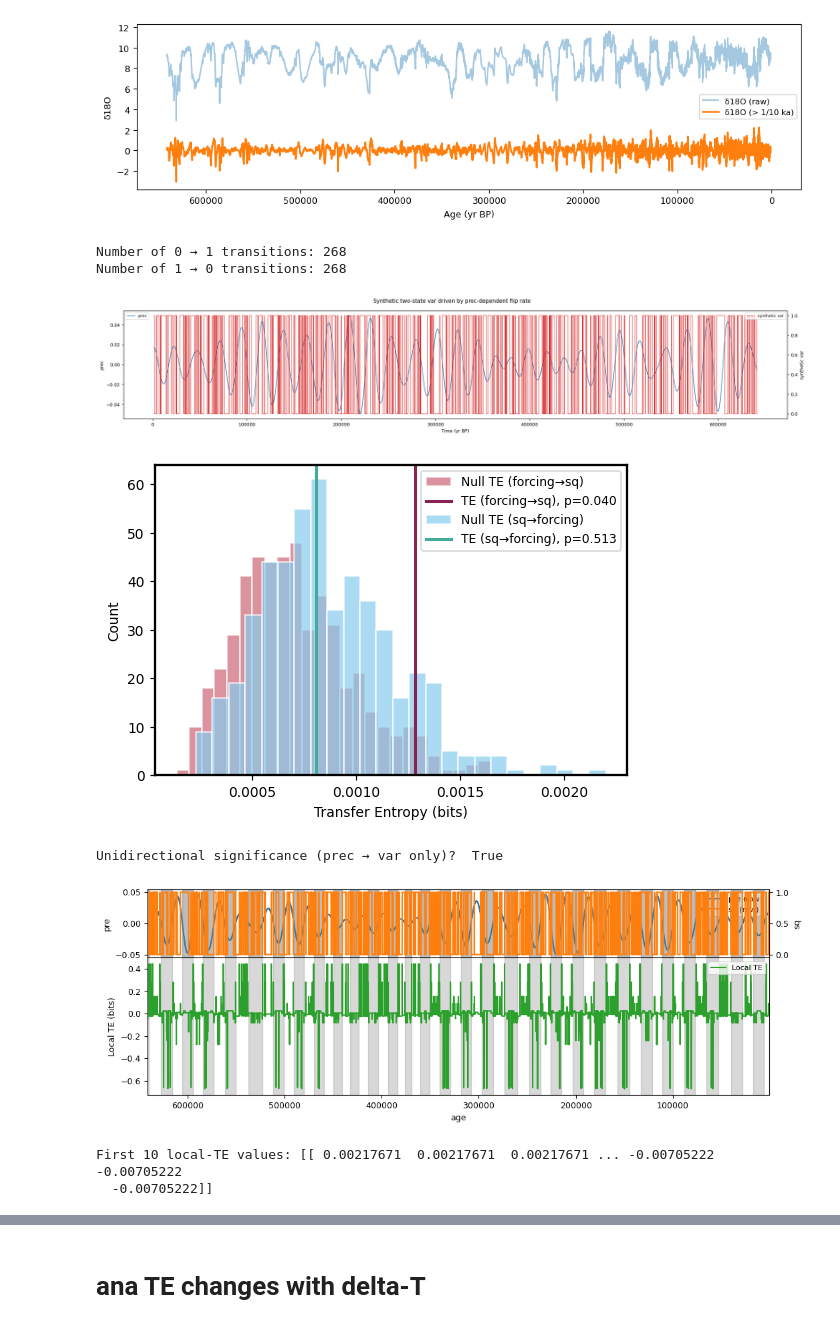
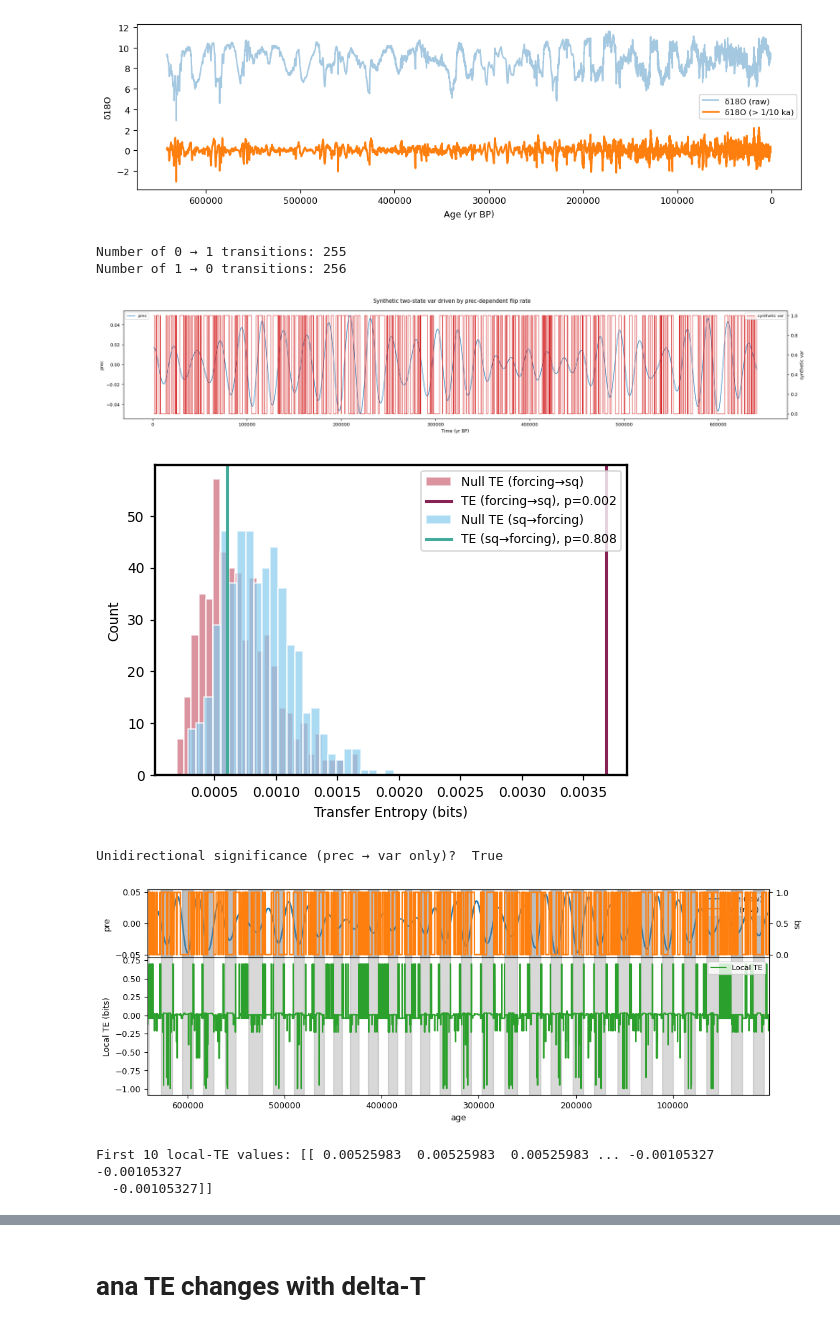
Before and after one commit to Peisong-Zheng/bipolar_seesaw_CCM, a Jupyter notebook: Syn_test_TBK.ipynb, the cells around one changed output, grey strips where cells are left out. Cells and saved outputs as stored; diff of their text form; code cells hidden in the pictures.

```diff
--- a/Syn_test_TBK.ipynb
+++ b/Syn_test_TBK.ipynb
@@ -485,16 +485,16 @@ np.random.seed(2025)
 state_amp   = 1.0      # |value| when above / below zero
 noise_sd    = 0     # small jitter around ±state_amp
 # baseline flip probability → mean residence ≈100 points
-# p_base      = 1.0 / 28
-# # high- and low-flip probabilities (favoured / suppressed windows)
-# p_hi        = 1.0 / 14     # mean wait ≈50 points
-# p_lo        = 1.0 / 56    # mean wait ≈200 points
+p_base      = 1.0 / 28
+# high- and low-flip probabilities (favoured / suppressed windows)
+p_hi        = 1.0 / 14     # mean wait ≈50 points
+p_lo        = 1.0 / 56    # mean wait ≈200 points
 
 
-p_base      = 1.0 / 25
-# high- and low-flip probabilities (favoured / suppressed windows)
-p_hi        = 1.0 / 17     # mean wait ≈50 points
-p_lo        = 1.0 / 34    # mean wait ≈200 points
+# p_base      = 1.0 / 25
+# # high- and low-flip probabilities (favoured / suppressed windows)
+# p_hi        = 1.0 / 17     # mean wait ≈50 points
+# p_lo        = 1.0 / 34    # mean wait ≈200 points
 
 # ---------------------------------------------------------------
 # 2.  NORMALISE prec TO [0, 1] AND DEFINE THE WINDOWS
@@ -622,38 +622,38 @@ delta, mu, sigma, p = sa.prob_prebins_diffbar_surr(
         n_surr=1000,
         alpha=0.05,
         random_state=0   # reproducible
 )
 
 
 
 # from toolbox import sq_ana as sa
 # import importlib
 # importlib.reload(sa)
 
 # te_mat, p_src, p_trg = sa.freq_resolved_te(
 #     x = forcing,             # forcing   (chronological order!)
 #     y = sq,              # response
 #     sampling_period = delta_T,     # yr/pt
 #     # source band: narrow around 20 ka
 #     src_min_period = 18_000,
 #     src_max_period = 24_000,
 #     n_src_scales   = 64,
 #     # target band: 0.1–3 ka
 #     trg_min_period = 2*delta_T,
 #     trg_max_period = 3_000,
 #     n_trg_scales   = 64,
 #     k = 1,
 #     plot = True,
 #     source_vname='Precession',       # e.g. 'pre'
 #     target_vname='CH₄ MCV'        # e.g. 'sq'
 # )
 # print(te_mat)
 # %% [output]
-Number of 0 → 1 transitions: 268
-Number of 1 → 0 transitions: 268
+Number of 0 → 1 transitions: 255
+Number of 1 → 0 transitions: 256
-[figure, old version]
+[figure, new version]
-[figure, old version]
+[figure, new version]
 Unidirectional significance (prec → var only)?  True
-[figure, old version]
+[figure, new version]
-First 10 local-TE values: [[ 0.00217671  0.00217671  0.00217671 ... -0.00705222 -0.00705222
-  -0.00705222]]
+First 10 local-TE values: [[ 0.00525983  0.00525983  0.00525983 ... -0.00105327 -0.00105327
+  -0.00105327]]
```
Also changed, not shown: parts of 3 cells of this notebook, 1 other file.
